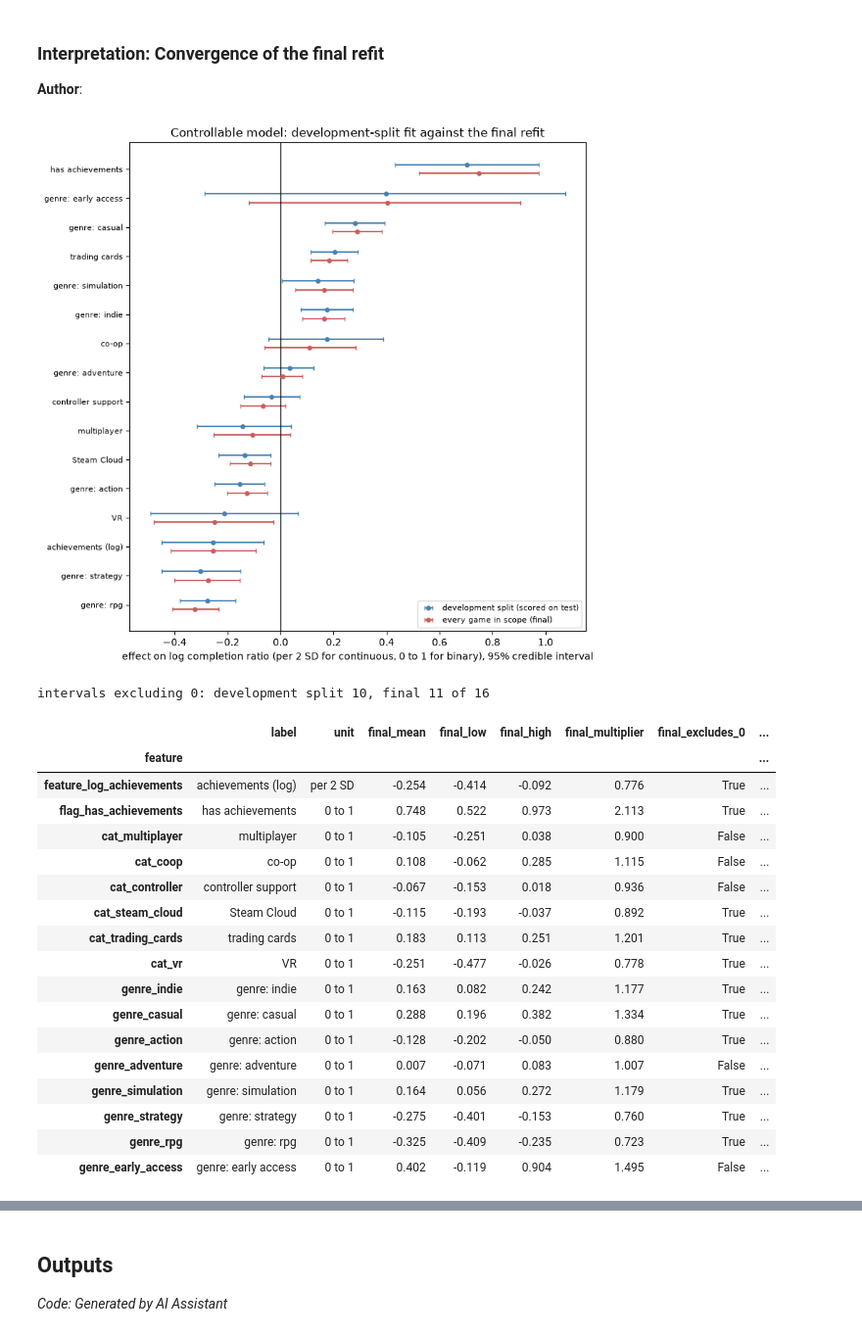
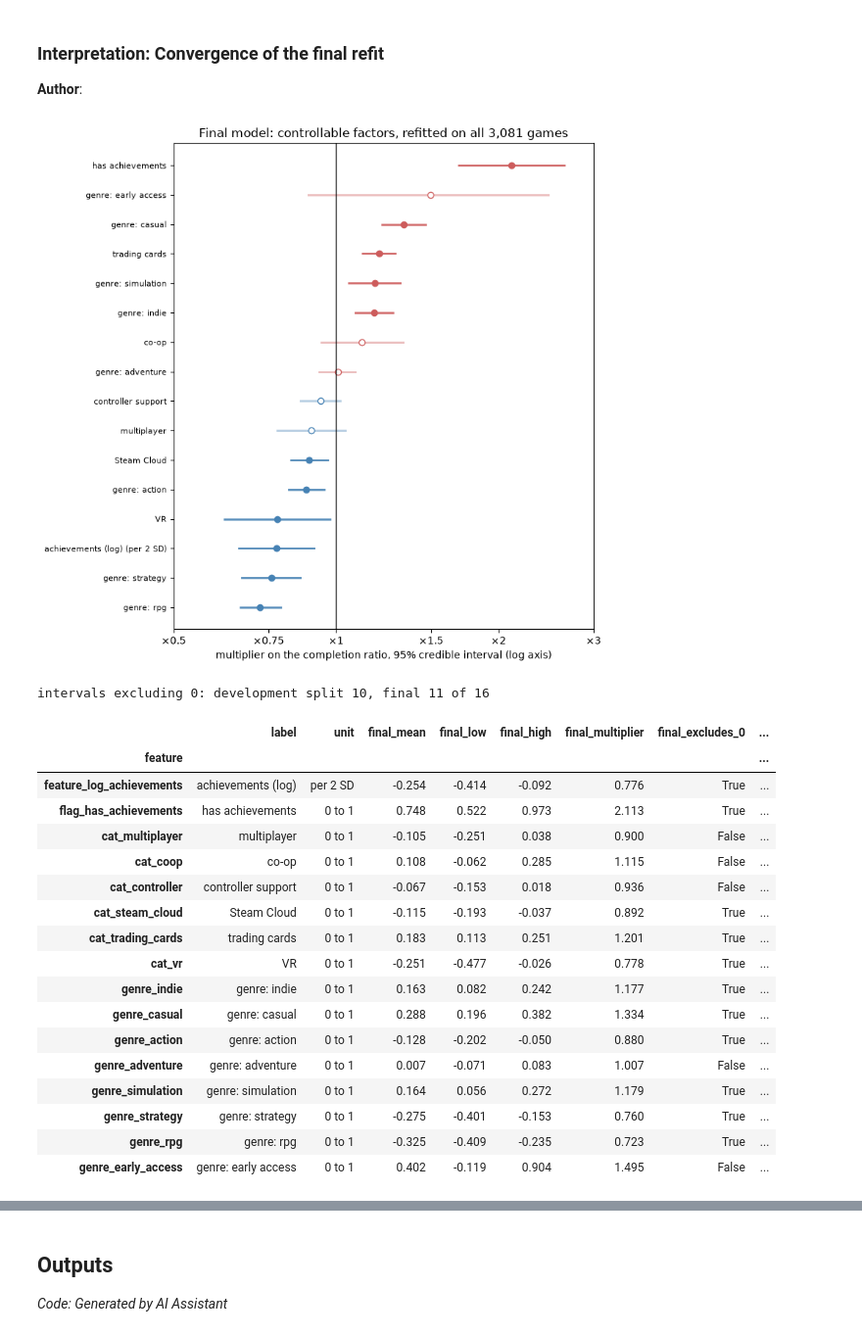
Before and after one commit to SinYang13/IS630, a Jupyter notebook: notebooks/07_final_test_scoring.ipynb, the cells around one changed output, grey strips where cells are left out. Shown at 98% size. Saved outputs shown, nothing was run; the diff lists cells and outputs as text; code cells hidden in the pictures.

```diff
--- a/notebooks/07_final_test_scoring.ipynb
+++ b/notebooks/07_final_test_scoring.ipynb
@@ -396,45 +412,49 @@ thresholds: r_hat < 1.01, ess_bulk and ess_tail > 400, zero divergences -> all m
 # %%
 # Effects on the scale of notebook 04: per 2 SD for continuous predictors, 0 to 1 for binary
 def effects(trace, sample):
     per = np.array([2.0 if f in sample.continuous else 1.0 for f in KEPT])
     b = flat(trace, "beta") * per
     return pd.DataFrame({"mean": b.mean(0), "low": np.quantile(b, 0.025, axis=0), "high": np.quantile(b, 0.975, axis=0)}, index=KEPT)
 
 dev_eff, all_eff = effects(idata, s), effects(idata_all, a)
 final = pd.DataFrame({
     "label": labels.reindex(KEPT).to_numpy(),
     "unit": ["per 2 SD" if f in a.continuous else "0 to 1" for f in KEPT],
     "final_mean": all_eff["mean"], "final_low": all_eff["low"], "final_high": all_eff["high"],
     "final_multiplier": np.exp(all_eff["mean"]),
     "final_excludes_0": (all_eff["low"] > 0) | (all_eff["high"] < 0),
     "development_mean": dev_eff["mean"], "development_low": dev_eff["low"], "development_high": dev_eff["high"],
     "centre": a.centre.reindex(KEPT), "scale": a.scale.reindex(KEPT),   # to standardise a new game's continuous values
 }, index=pd.Index(KEPT, name="feature"))
 final.to_csv(config.TABLES / "07_final_model_effects.csv")
 pd.concat({"final (every game)": all_summary.loc[["intercept", "sigma", "tau", "sigma_dev"]],
            "development split": dev_summary.loc[["intercept", "sigma", "tau", "sigma_dev"]]}).to_csv(
     config.TABLES / "07_final_model_parameters.csv")
 
-order = final["final_mean"].sort_values().index
-y = np.arange(len(order))
-fig, ax = plt.subplots(figsize=(8, 0.4 * len(order) + 1.5))
-for col, off, colour, lab in [("development", 0.15, "steelblue", "development split (scored on test)"),
-                              ("final", -0.15, "indianred", "every game in scope (final)")]:
-    m = final.loc[order, f"{col}_mean"]
-    ax.errorbar(m, y + off, xerr=[m - final.loc[order, f"{col}_low"], final.loc[order, f"{col}_high"] - m],
-                fmt="o", markersize=4, capsize=2, color=colour, label=lab)
-ax.axvline(0, color="black", linewidth=1)
-ax.set_yticks(y); ax.set_yticklabels(final.loc[order, "label"], fontsize=8)
-ax.set_xlabel("effect on log completion ratio (per 2 SD for continuous, 0 to 1 for binary), 95% credible interval")
-ax.set_title("Controllable model: development-split fit against the final refit"); ax.legend(fontsize=8, loc="lower right")
+eff = final.assign(mult=np.exp(final["final_mean"]), mult_low=np.exp(final["final_low"]),
+                   mult_high=np.exp(final["final_high"])).sort_values("mult")
+fig, ax = plt.subplots(figsize=(8, 0.38 * len(eff) + 1.6))
+y = np.arange(len(eff))
+for yi, (_, r) in zip(y, eff.iterrows()):
+    clear = bool(r["final_excludes_0"])
+    colour = "indianred" if r["mult"] > 1 else "steelblue"
+    ax.plot([r["mult_low"], r["mult_high"]], [yi, yi], color=colour, linewidth=2, alpha=0.9 if clear else 0.4)
+    ax.plot(r["mult"], yi, "o", color=colour, markersize=6, markerfacecolor=colour if clear else "white")
+ax.axvline(1, color="black", linewidth=1)
+ax.set_xscale("log")
+ticks = [0.5, 0.75, 1, 1.5, 2, 3]
+ax.set_xticks(ticks); ax.set_xticklabels([f"×{t:g}" for t in ticks]); ax.minorticks_off()
+ax.set_yticks(y); ax.set_yticklabels([f"{l} ({u})" if u != "0 to 1" else l for l, u in zip(eff["label"], eff["unit"])], fontsize=8)
+ax.set_xlabel("multiplier on the completion ratio, 95% credible interval (log axis)")
+ax.set_title(f"Final model: controllable factors, refitted on all {len(a.y_train):,} games")
 plt.tight_layout()
-save_fig(fig, "07_final_model_effects")
+save_fig(fig, "07_final_model_multipliers")
 plt.show()
 print(f"intervals excluding 0: development split {int(((dev_eff['low'] > 0) | (dev_eff['high'] < 0)).sum())}, "
       f"final {int(final['final_excludes_0'].sum())} of {len(KEPT)}")
 final.drop(columns=["centre", "scale"]).round(3)
 # %% [output]
-[figure, old version]
+[figure, new version]
 intervals excluding 0: development split 10, final 11 of 16
 |  | label | unit | final_mean | final_low | final_high | final_multiplier | final_excludes_0 | ... |
 | feature |  |  |  |  |  |  |  | ... |
```
Also changed, not shown: parts of 7 cells of this notebook, 7 other files.
